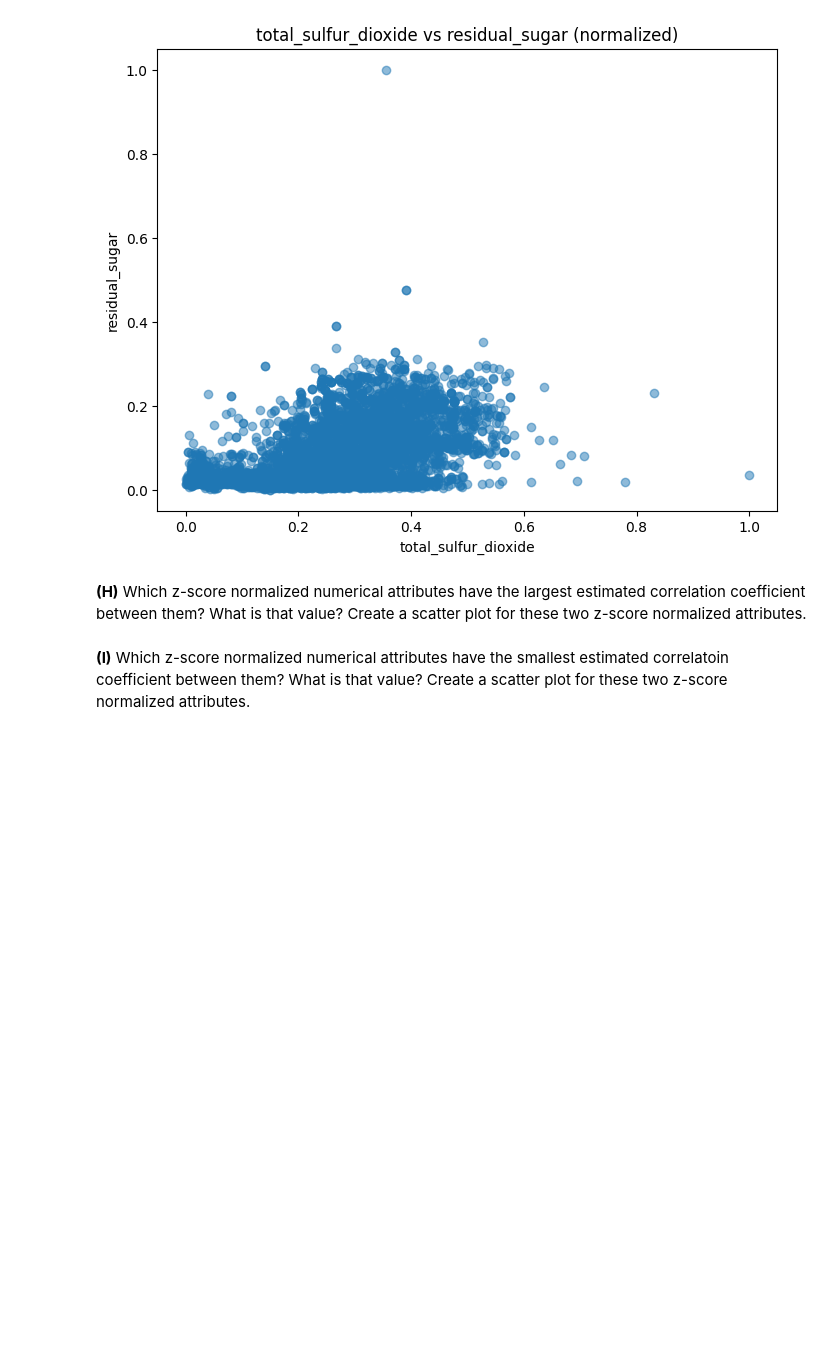
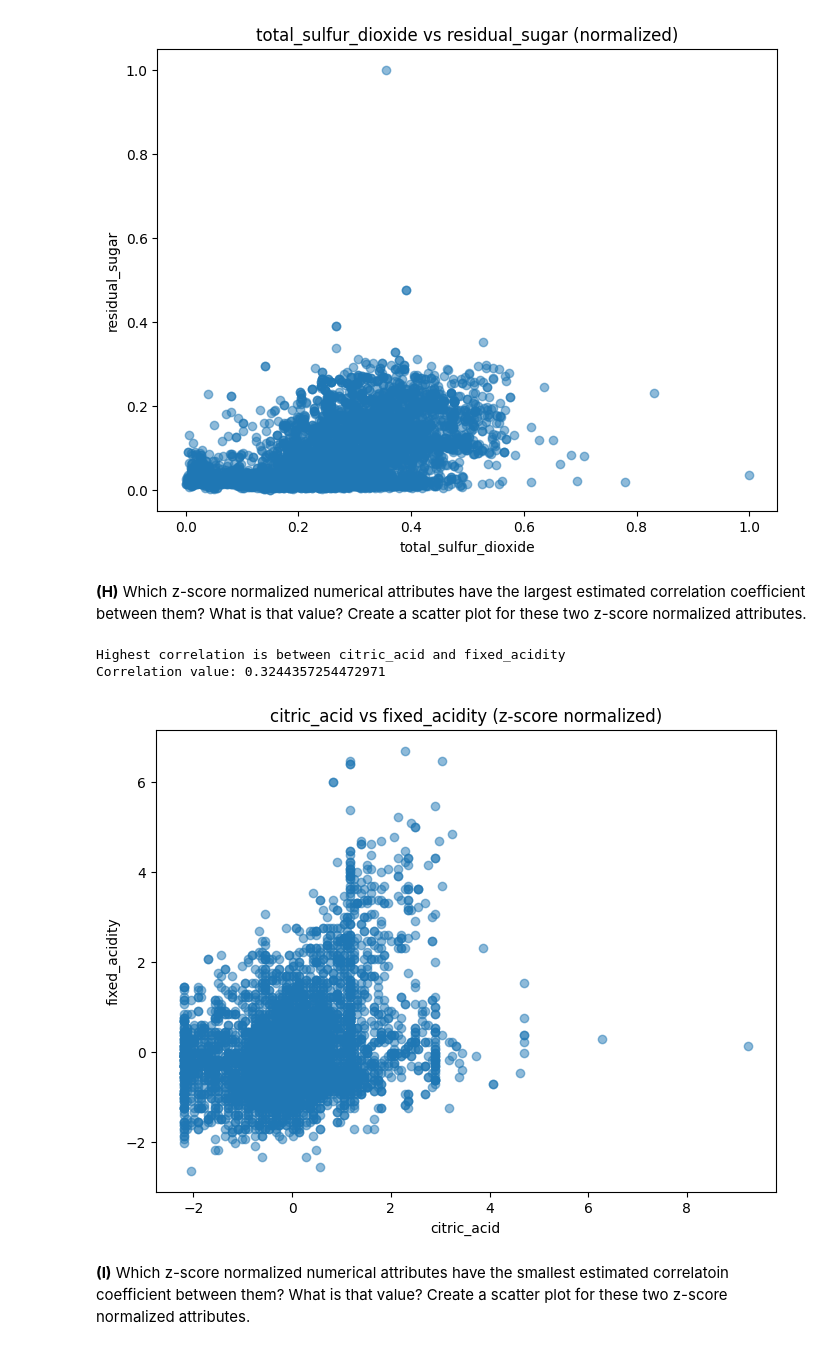
Before and after one commit to ryanadolph7/csci347_data_mining, a Jupyter notebook: CSCI347_Project_1.ipynb, the cells around one changed output. Cells and saved outputs as stored; diff of their text form; code cells hidden in the pictures; blank space fills up the shorter version.

```diff
--- a/CSCI347_Project_1.ipynb
+++ b/CSCI347_Project_1.ipynb
@@ -533,12 +532,12 @@ for (x_cols, y_cols) in valid_pairs:
 **(G)** Which range-normalized numerical attributes have the largest estimated covariance? What is
 the covariance? Create a scatter plot of these range-normalized attributes.
 # %%
-numeric_data = X.select_dtypes(include=[np.number])
+numeric_data = X.select_dtypes(include=['number'])
 
 normalized = (numeric_data - numeric_data.min()) / (numeric_data.max() - numeric_data.min())
-covariance_matrix = normalized.cov()
+covariance_mat = normalized.cov()
 print("Covariance Matrix")
-print(covariance_matrix)
+print(covariance_mat)
 
 sorted = covariance_matrix.unstack().sort_values(ascending=False).drop_duplicates()
 # not sure why it does that again abut it gets the same attributes corvariance as the first 10 values, so i just get the last one
@@ -546,7 +545,7 @@ largest = sorted.head(10)
 
 attribute1, attribute2 = largest.tail(1).index[0]
 print(f"Highest covariance is between {attribute1} and {attribute2}")
-largest_cov = sorted.head(1).values[0]
+largest_cov = sorted.tail(1).values[0]
 print(f"Covariance value: {largest_cov}")
 
 plt.figure(figsize=(8, 6))
@@ -578,5 +577,29 @@ Covariance value: 0.02987946473199123
 **(H)** Which z-score normalized numerical attributes have the largest estimated correlation
 coefficient between them? What is that value? Create a scatter plot for these two z-score
 normalized attributes.
+# %%
+z_scored = (numeric_data - numeric_data.mean()) / numeric_data.std(ddof=1)
+correlatoin_matrix = z_scored.corr()
+#print("Correlation Matrix with z-score normalization")
+#print(correlatoin_matrix)
+
+sorted_corr = correlatoin_matrix.unstack().sort_values(ascending=False).drop_duplicates()
+# again what the hell
+largest_corr = sorted_corr.head(10)
+attribute1_corr, attribute2_corr = largest_corr.tail(1).index[0]
+value = correlatoin_matrix.loc[attribute1_corr, attribute2_corr]
+print(f"Highest correlation is between {attribute1_corr} and {attribute2_corr}")
+print(f"Correlation value: {value}")
+
+plt.figure(figsize=(8, 6))
+plt.scatter(z_scored[attribute1_corr], z_scored[attribute2_corr], alpha=.5)
+plt.title(f"{attribute1_corr} vs {attribute2_corr} (z-score normalized)")
+plt.xlabel(attribute1_corr)
+plt.ylabel(attribute2_corr)
+plt.show()
+# %% [output]
+Highest correlation is between citric_acid and fixed_acidity
+Correlation value: 0.3244357254472971
+[figure, added]
 # %% [markdown]
 **(I)** Which z-score normalized numerical attributes have the smallest estimated correlatoin coefficient between them? What is that value? Create a scatter plot for these two z-score normalized attributes.
```
Also changed, not shown: parts of 7 cells of this notebook.
